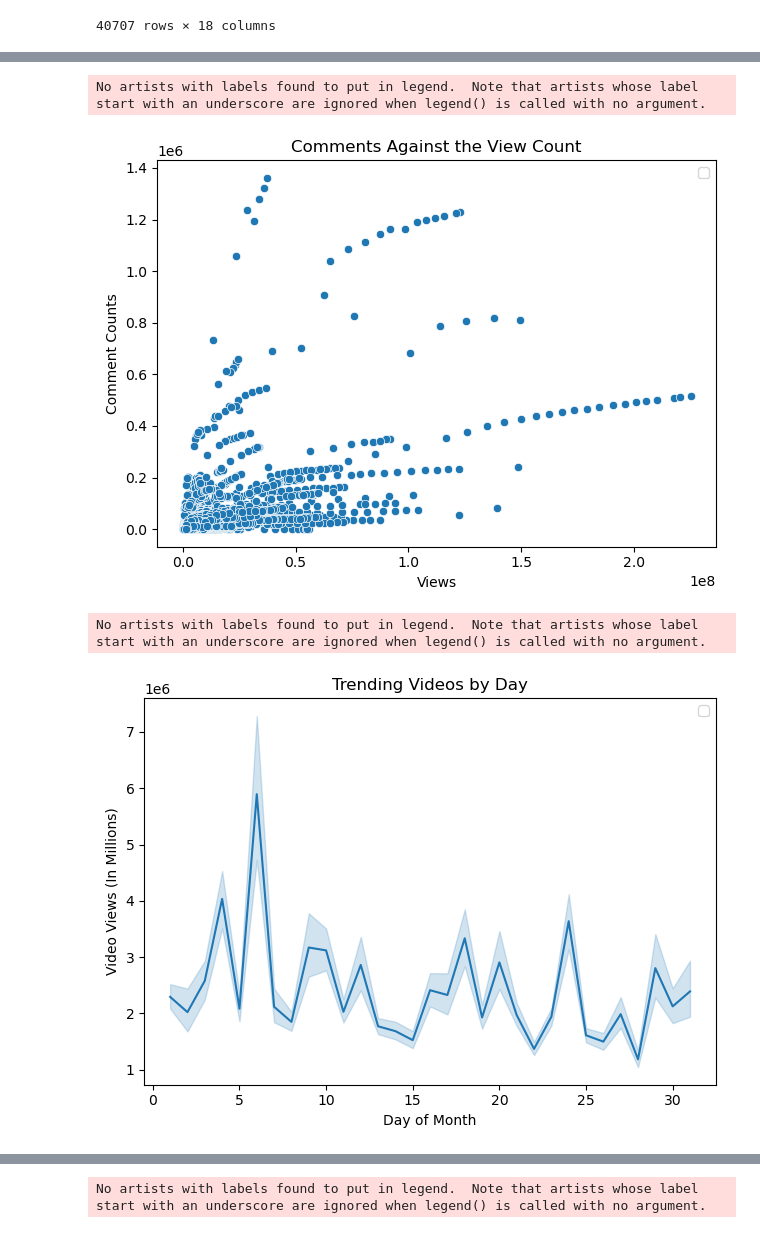
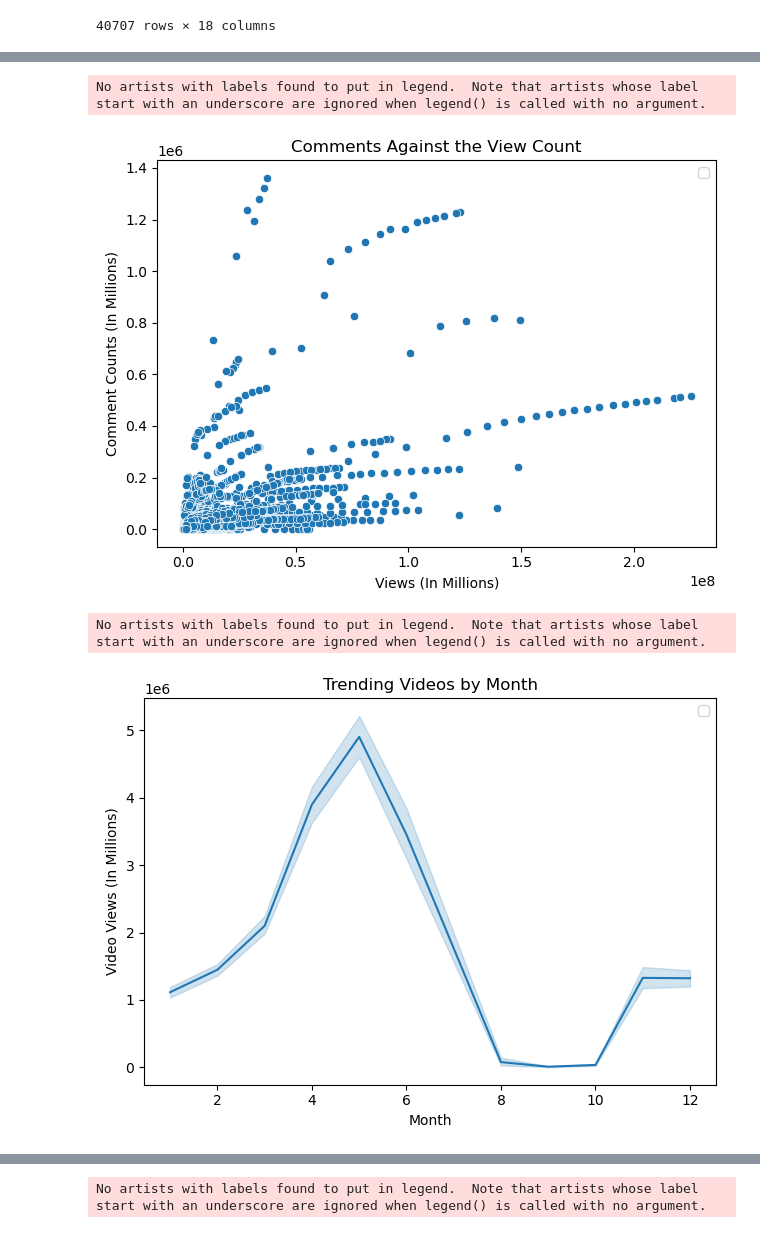
Before and after one commit to OKI300MER/Pandas-EDA-Case-Study, a Jupyter notebook: youtube_eda.ipynb, the cells around one changed output, grey strips where cells are left out. Drawn from its saved outputs; the diff is of its cells as text; code cells hidden in the pictures.

```diff
--- a/youtube_eda.ipynb
+++ b/youtube_eda.ipynb
@@ -362,33 +385,34 @@ This plot helps to understand the relationship between viewer engagement (commen
 
 sns.scatterplot(data = by_date_df, x = "views", y = "comment_count")
 plt.title('Comments Against the View Count')
-plt.xlabel('Views')
-plt.ylabel('Comment Counts')
+plt.xlabel('Views (In Millions)')
+plt.ylabel('Comment Counts (In Millions)')
 plt.xticks(rotation=0)
 plt.legend()
 plt.tight_layout()
 plt.show();
 # %% [output]
 No artists with labels found to put in legend.  Note that artists whose label start with an underscore are ignored when legend() is called with no argument.
-[figure, old version]
+[figure, new version]
 # %%
 """
 Line Chart of Trending Date:
 Plot the number of videos trending on each date over time.
 Use a line chart to show the trend of video trending dates.
 This chart helps to track the frequency of videos trending on YouTube and identify any patterns or fluctuations.
 
 """
 by_date_df["day"] = pd.to_datetime(by_date_df["date_only"]).dt.day
+by_date_df["month"] = pd.to_datetime(by_date_df["date_only"]).dt.month
 
-sns.lineplot(data = by_date_df, x = "day", y = "views")
-plt.title('Trending Videos by Day')
-plt.xlabel('Day of Month')
+sns.lineplot(data = by_date_df, x = "month", y = "views")
+plt.title('Trending Videos by Month')
+plt.xlabel('Month')
 plt.ylabel('Video Views (In Millions)')
 plt.xticks(rotation=0)
 plt.legend()
 plt.tight_layout()
 plt.show();
 # %% [output]
 No artists with labels found to put in legend.  Note that artists whose label start with an underscore are ignored when legend() is called with no argument.
-[figure, old version]
+[figure, new version]
```
Also changed, not shown: parts of 3 cells of this notebook.
